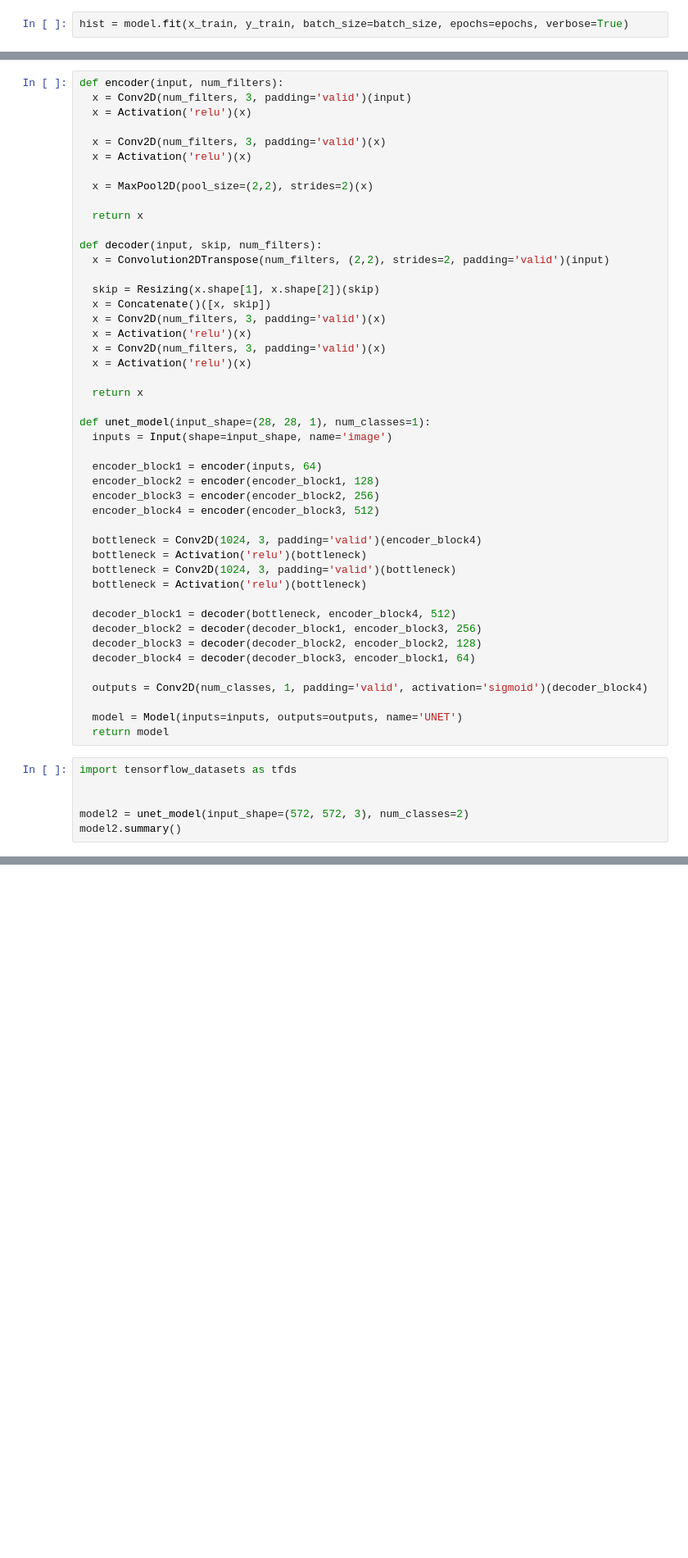
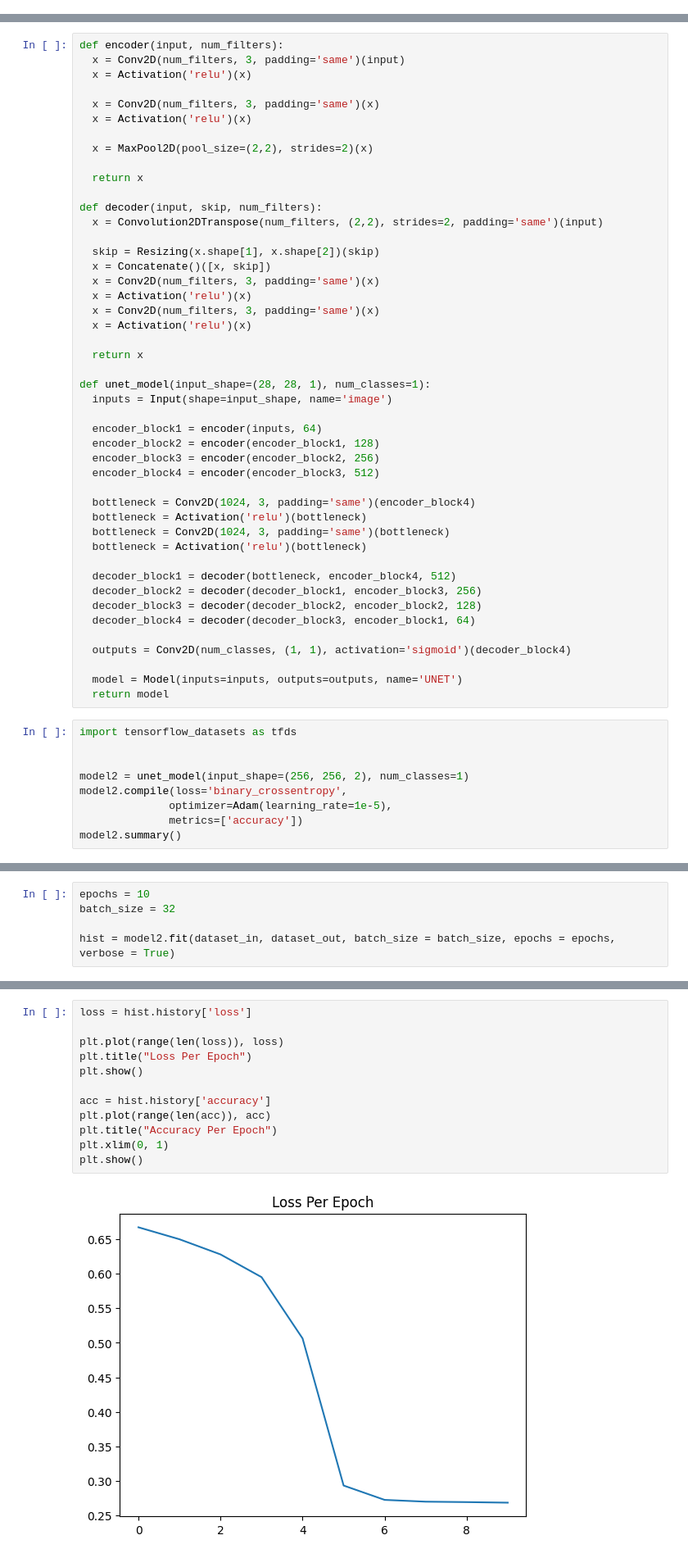
Before and after one commit to jpnewell8/EE5841-FP, a Jupyter notebook: EE5841_FP_Group4.ipynb, the cells around one changed output, grey strips where cells are left out. Shown at 82% size. Cells and saved outputs as stored; diff of their text form; blank space fills up the shorter version.

Commit message:
Working Model and Evaluation.

```diff
--- a/EE5841_FP_Group4.ipynb
+++ b/EE5841_FP_Group4.ipynb
@@ -169,2 +55,0 @@ Model: "functional_2"
-# %%
-hist = model.fit(x_train, y_train, batch_size=batch_size, epochs=epochs, verbose=True)
@@ -195,10 +150,10 @@ test = model.evaluate(x_test, y_test, batch_size=batch_size, verbose=True)
 ### U NET MODEL
 # %%
 def encoder(input, num_filters):
-  x = Conv2D(num_filters, 3, padding='valid')(input)
+  x = Conv2D(num_filters, 3, padding='same')(input)
   x = Activation('relu')(x)
 
-  x = Conv2D(num_filters, 3, padding='valid')(x)
+  x = Conv2D(num_filters, 3, padding='same')(x)
   x = Activation('relu')(x)
 
   x = MaxPool2D(pool_size=(2,2), strides=2)(x)
@@ -206,13 +161,13 @@ def encoder(input, num_filters):
   return x
 
 def decoder(input, skip, num_filters):
-  x = Convolution2DTranspose(num_filters, (2,2), strides=2, padding='valid')(input)
+  x = Convolution2DTranspose(num_filters, (2,2), strides=2, padding='same')(input)
 
   skip = Resizing(x.shape[1], x.shape[2])(skip)
   x = Concatenate()([x, skip])
-  x = Conv2D(num_filters, 3, padding='valid')(x)
+  x = Conv2D(num_filters, 3, padding='same')(x)
   x = Activation('relu')(x)
-  x = Conv2D(num_filters, 3, padding='valid')(x)
+  x = Conv2D(num_filters, 3, padding='same')(x)
   x = Activation('relu')(x)
 
   return x
@@ -225,9 +180,9 @@ def unet_model(input_shape=(28, 28, 1), num_classes=1):
   encoder_block3 = encoder(encoder_block2, 256)
   encoder_block4 = encoder(encoder_block3, 512)
 
-  bottleneck = Conv2D(1024, 3, padding='valid')(encoder_block4)
+  bottleneck = Conv2D(1024, 3, padding='same')(encoder_block4)
   bottleneck = Activation('relu')(bottleneck)
-  bottleneck = Conv2D(1024, 3, padding='valid')(bottleneck)
+  bottleneck = Conv2D(1024, 3, padding='same')(bottleneck)
   bottleneck = Activation('relu')(bottleneck)
 
   decoder_block1 = decoder(bottleneck, encoder_block4, 512)
@@ -235,7 +190,7 @@ def unet_model(input_shape=(28, 28, 1), num_classes=1):
   decoder_block3 = decoder(decoder_block2, encoder_block2, 128)
   decoder_block4 = decoder(decoder_block3, encoder_block1, 64)
 
-  outputs = Conv2D(num_classes, 1, padding='valid', activation='sigmoid')(decoder_block4)
+  outputs = Conv2D(num_classes, (1, 1), activation='sigmoid')(decoder_block4)
 
   model = Model(inputs=inputs, outputs=outputs, name='UNET')
   return model
@@ -243,7 +198,10 @@ def unet_model(input_shape=(28, 28, 1), num_classes=1):
 import tensorflow_datasets as tfds
 
 
-model2 = unet_model(input_shape=(572, 572, 3), num_classes=2)
+model2 = unet_model(input_shape=(256, 256, 2), num_classes=1)
+model2.compile(loss='binary_crossentropy',
+              optimizer=Adam(learning_rate=1e-5),
+              metrics=['accuracy'])
 model2.summary()
 # %% [output]
 Model: "UNET"
@@ -269 +227,6 @@ Model: "UNET"
  Non-trainable params: 0 (0.00 B)
+# %%
+epochs = 10
+batch_size = 32
+
+hist = model2.fit(dataset_in, dataset_out, batch_size = batch_size, epochs = epochs, verbose = True)
@@ -269,0 +254,14 @@ Model: "UNET"
+# %%
+loss = hist.history['loss']
+
+plt.plot(range(len(loss)), loss)
+plt.title("Loss Per Epoch")
+plt.show()
+
+acc = hist.history['accuracy']
+plt.plot(range(len(acc)), acc)
+plt.title("Accuracy Per Epoch")
+plt.xlim(0, 1)
+plt.show()
+# %% [output]
+[figure, added]
```
Also changed, not shown: parts of 11 cells of this notebook.
